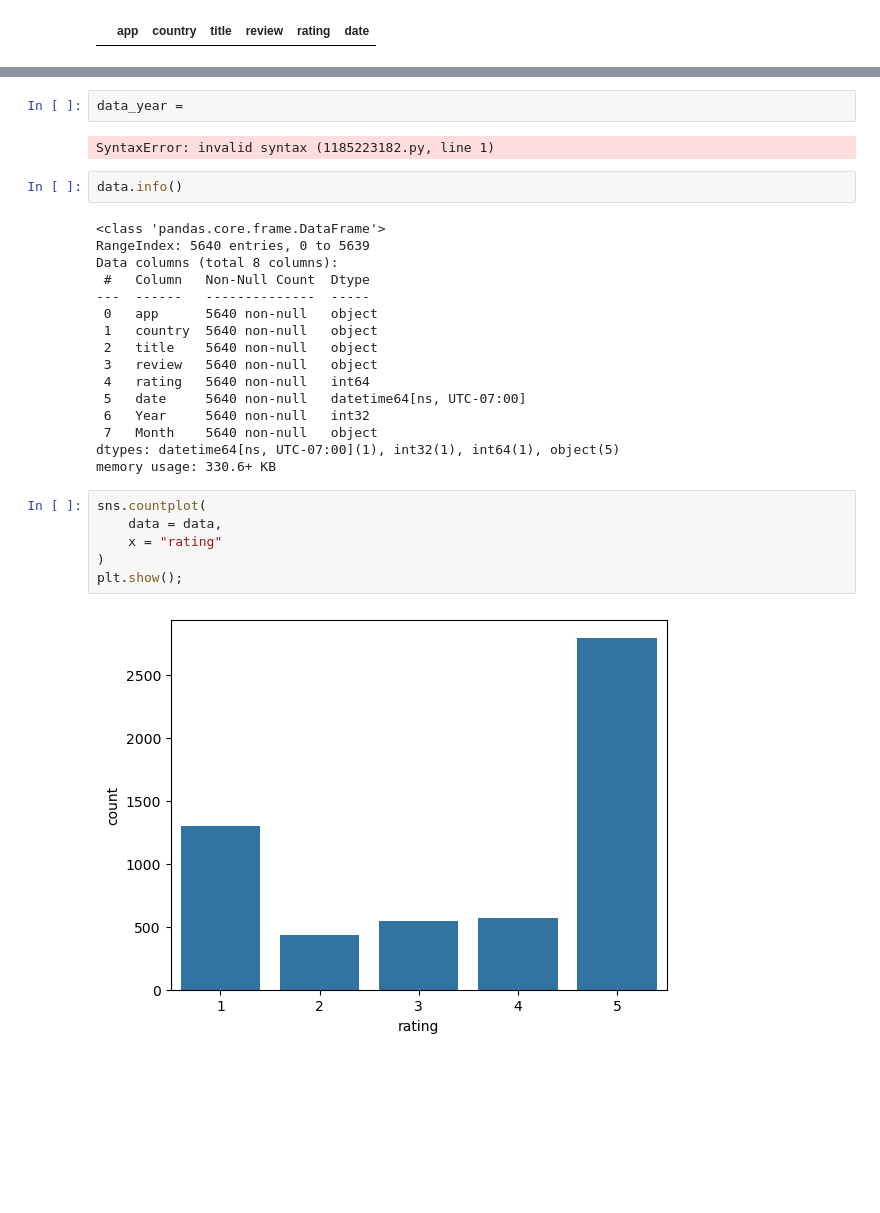
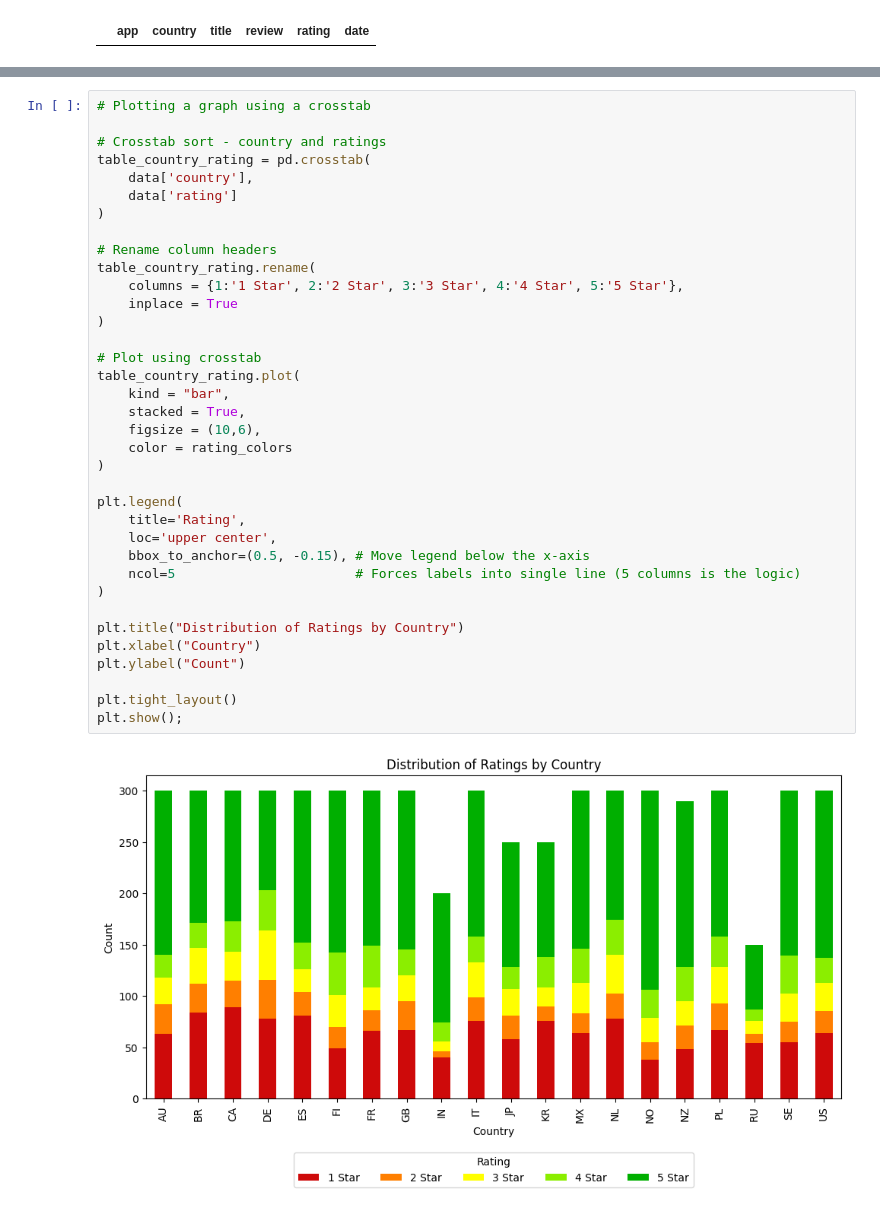
Before and after one commit to RohanAthul/Cokonet_Academy, a Jupyter notebook: App store music reviews/EDA - App store music reviews.ipynb, the cells around one changed output, grey strips where cells are left out. Drawn from its saved outputs; the diff is of its cells as text; blank space fills up the shorter version.

```diff
--- a/App store music reviews/EDA - App store music reviews.ipynb
+++ b/App store music reviews/EDA - App store music reviews.ipynb
@@ -318,30 +250,38 @@ memory usage: 330.6+ KB
-# %%
-data_year =
-# %% [output]
-SyntaxError: invalid syntax (1185223182.py, line 1)
-# %%
-data.info()
-# %% [output]
-<class 'pandas.core.frame.DataFrame'>
-RangeIndex: 5640 entries, 0 to 5639
-Data columns (total 8 columns):
- #   Column   Non-Null Count  Dtype
----  ------   --------------  -----
- 0   app      5640 non-null   object
- 1   country  5640 non-null   object
- 2   title    5640 non-null   object
- 3   review   5640 non-null   object
- 4   rating   5640 non-null   int64
- 5   date     5640 non-null   datetime64[ns, UTC-07:00]
- 6   Year     5640 non-null   int32
- 7   Month    5640 non-null   object
-dtypes: datetime64[ns, UTC-07:00](1), int32(1), int64(1), object(5)
-memory usage: 330.6+ KB
-# %%
-sns.countplot(
-    data = data,
-    x = "rating"
-)
-plt.show();
-# %% [output]
-[figure, removed]
+# %%
+# Plotting a graph using a crosstab
+
+# Crosstab sort - country and ratings
+table_country_rating = pd.crosstab(
+    data['country'],
+    data['rating']
+)
+
+# Rename column headers
+table_country_rating.rename(
+    columns = {1:'1 Star', 2:'2 Star', 3:'3 Star', 4:'4 Star', 5:'5 Star'},
+    inplace = True
+)
+
+# Plot using crosstab
+table_country_rating.plot(
+    kind = "bar",
+    stacked = True,
+    figsize = (10,6),
+    color = rating_colors
+)
+
+plt.legend(
+    title='Rating',
+    loc='upper center',
+    bbox_to_anchor=(0.5, -0.15), # Move legend below the x-axis
+    ncol=5                       # Forces labels into single line (5 columns is the logic)
+)
+
+plt.title("Distribution of Ratings by Country")
+plt.xlabel("Country")
+plt.ylabel("Count")
+
+plt.tight_layout()
+plt.show();
+# %% [output]
+[figure, added]
```
Also changed, not shown: parts of 54 cells of this notebook.
